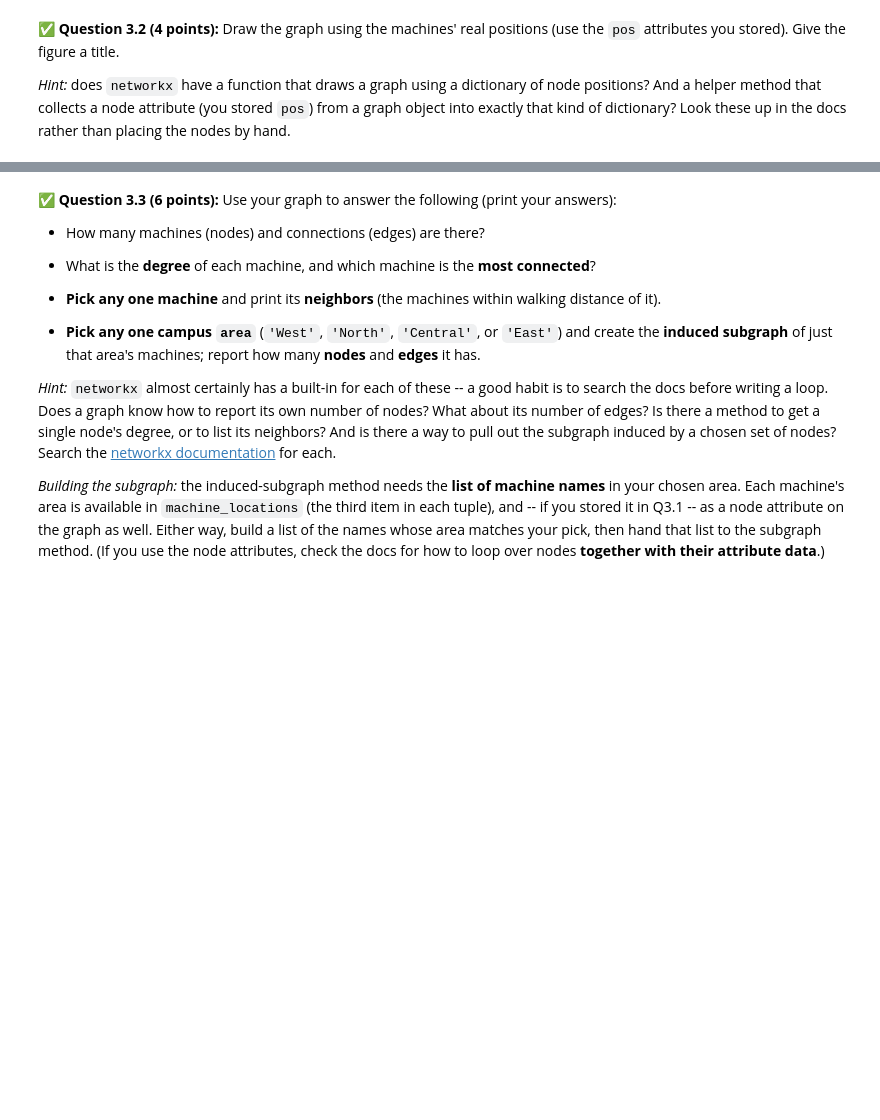
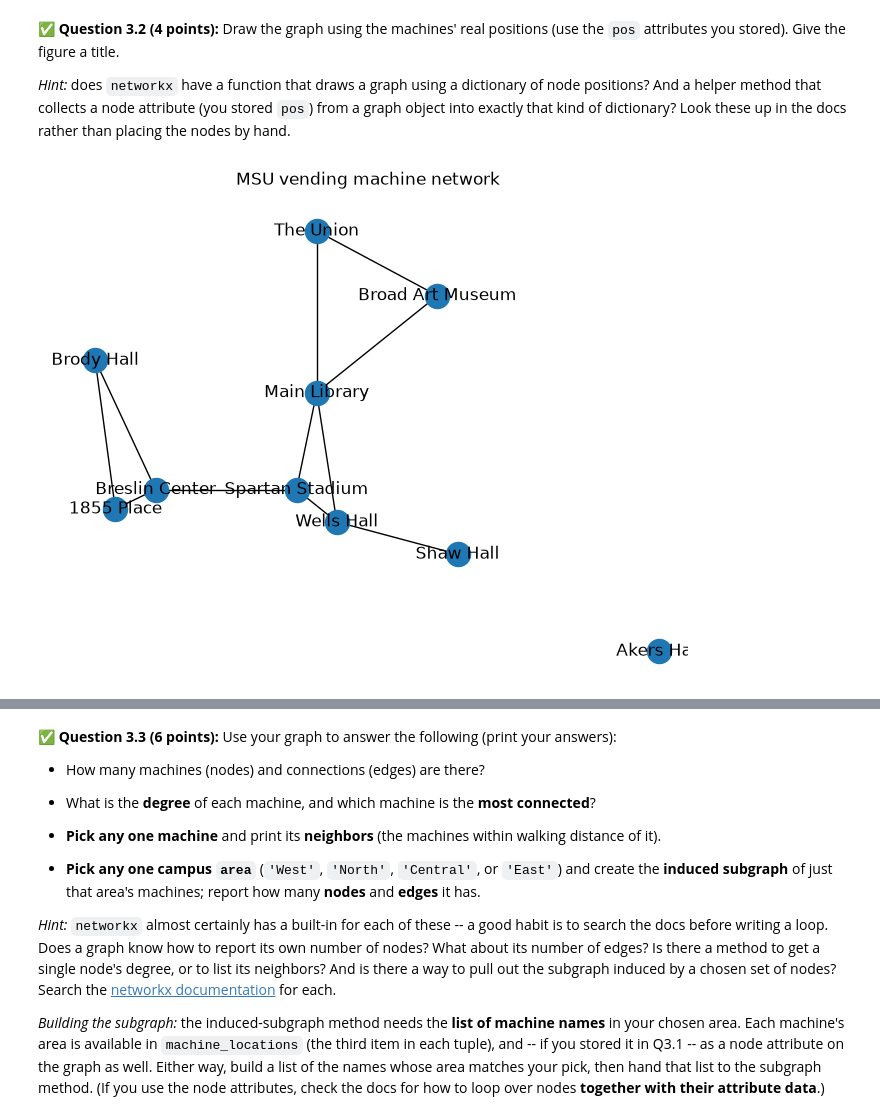
Before and after one commit to benni-ellisgoertler/CMSE202-f26-turnin, a Jupyter notebook: hw-02/HW02-ABMandGraphTheory-STUDENT.ipynb, the cells around one changed output, grey strips where cells are left out. Cells and saved outputs as stored; diff of their text form; code cells hidden in the pictures; blank space fills up the shorter version.

```diff
--- a/hw-02/HW02-ABMandGraphTheory-STUDENT.ipynb
+++ b/hw-02/HW02-ABMandGraphTheory-STUDENT.ipynb
@@ -557,3 +567,9 @@ attributes you stored). Give the figure a title.
+# %%
+pos = nx.get_node_attributes(G, "pos")
+nx.draw(G, pos, with_labels=True)
+plt.title("MSU vending machine network"); plt.show()
+# %% [output]
+[figure, added]
 # %% [markdown]
 <!-- END QUESTION -->
 <!-- DO NOT MODIFY OR DELETE THIS CELL -->
```
Also changed, not shown: parts of 21 cells of this notebook.
